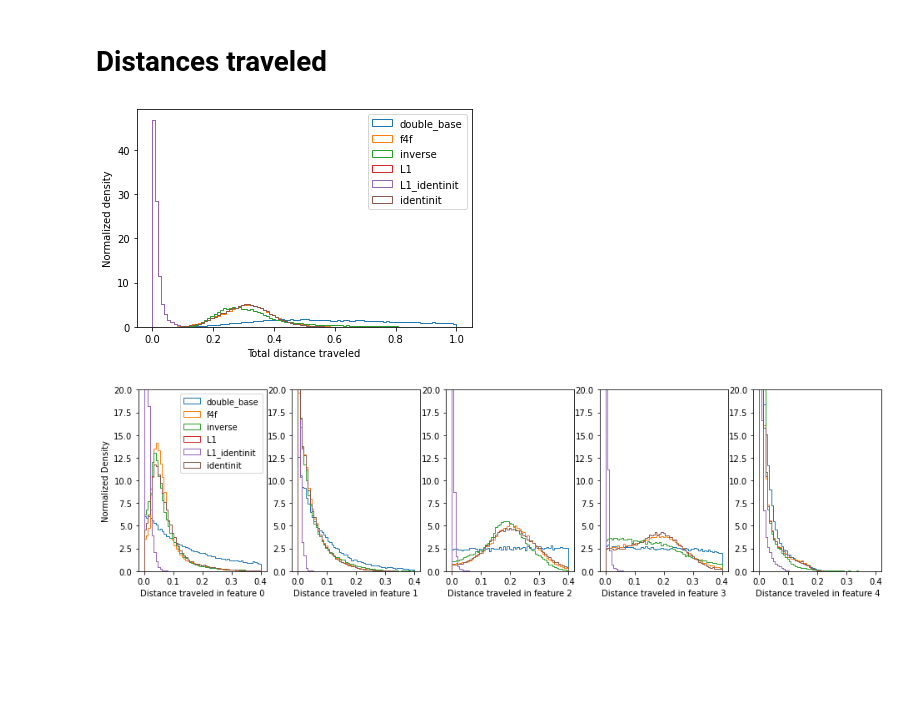
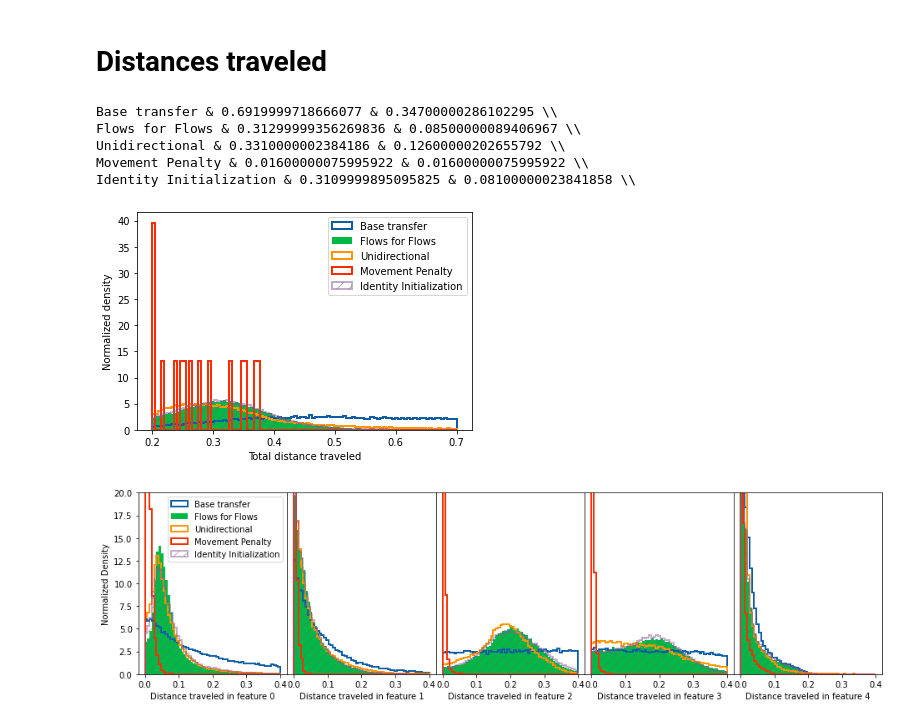
Before and after one commit to rmastand/flows4flows, a Jupyter notebook: paper_plots_science.ipynb, the cells around one changed output. Drawn from its saved outputs; the diff is of its cells as text; code cells hidden in the pictures; blank space fills up the shorter version.

```diff
--- a/paper_plots_science.ipynb
+++ b/paper_plots_science.ipynb
@@ -149,7 +149,7 @@ for i in range(5):
     ax[i].legend(loc = "lower center")
 plt.show()
 
-transformed_data["double_base"] = transformed_sim.numpy()
+transformed_data["base_transfer"] = transformed_sim.numpy()
 # %% [output]
 [figure]
 # %% [markdown]
@@ -158,7 +158,7 @@ transformed_data["double_base"] = transformed_sim.numpy()
 flow_dirs = {"f4f":"/global/home/users/rrmastandrea/flows4flows/writeup2/science",
             "inverse":"/global/home/users/rrmastandrea/flows4flows/writeup2/science_inv",
              "L1":"/global/home/users/rrmastandrea/flows4flows/writeup2/science_L1",
-             "L1_identinit":"/global/home/users/rrmastandrea/flows4flows/writeup2/science_L1_identinit",
+           #  "L1_identinit":"/global/home/users/rrmastandrea/flows4flows/writeup2/science_L1_identinit",
              "identinit":"/global/home/users/rrmastandrea/flows4flows/writeup2/science_identinit",
             }
 
@@ -252,35 +280,61 @@ for key in transformed_data.keys():
 
     total_distances_traveled[key] = np.sqrt(np.sum(dels**2, axis = 1))
 # %%
-bins = np.linspace(0, 1, 100)
+bins = np.linspace(.2, .7, 100)
+n_round = 3
 
 plt.figure()
 
 for key in transformed_data.keys():
-    plt.hist(total_distances_traveled[key], bins = bins, label = key, histtype = "step", density = True)
+
+    label = labels_dict[key]
+    plt.hist(total_distances_traveled[key], bins = bins, label = label, density = True,
+            histtype = style_dict[key][0], color = style_dict[key][1],
+                          alpha = style_dict[key][2],  hatch = style_dict[key][3],linewidth = style_dict[key][4])
+
+    loc_mean = np.round(np.mean(total_distances_traveled[key]), n_round)
+    loc_std = np.round(np.std(total_distances_traveled[key]), n_round)
+    print(f"{label} & {loc_mean} & {loc_std} \\\\")
+
+
+
 
 plt.xlabel("Total distance traveled")
 plt.ylabel("Normalized density")
 plt.legend()
+plt.savefig(f"plots/science_distances_traveled_total", bbox_inches="tight")
+
 plt.show()
 # %% [output]
+Base transfer & 0.6919999718666077 & 0.34700000286102295 \\
+Flows for Flows & 0.31299999356269836 & 0.08500000089406967 \\
+Unidirectional & 0.3310000002384186 & 0.12600000202655792 \\
+Movement Penalty & 0.01600000075995922 & 0.01600000075995922 \\
+Identity Initialization & 0.3109999895095825 & 0.08100000023841858 \\
-[figure, old version]
+[figure, new version]
 # %%
 bins = np.linspace(0, .4, 60)
 
 fig, ax = plt.subplots(1, 5, figsize = (16, 4))
 for i in range(5):
 
     ax[i].set_ylim(0, 20)
 
     for key in transformed_data.keys():
 
-        ax[i].hist(feature_distances_traveled[i][key], bins = bins, label = key, histtype = "step", density = True)
+        ax[i].hist(feature_distances_traveled[i][key], bins = bins, label = labels_dict[key],
+                   histtype = style_dict[key][0], density = True,color = style_dict[key][1],
+                          alpha = style_dict[key][2],  hatch = style_dict[key][3], linewidth = style_dict[key][4])
     ax[i].set_xlabel(f"Distance traveled in feature {i}")
 
+    if i != 0:
+        ax[i].set_yticks([])
+
+
+plt.subplots_adjust(wspace=0, hspace=0)
 ax[0].legend()
 ax[0].set_ylabel("Normalized Density")
-
+plt.savefig(f"plots/science_distances_traveled_features", bbox_inches="tight")
 plt.show()
 # %% [output]
-[figure, old version]
+[figure, new version]
```
Also changed, not shown: parts of 2 cells of this notebook, 1 other file.
